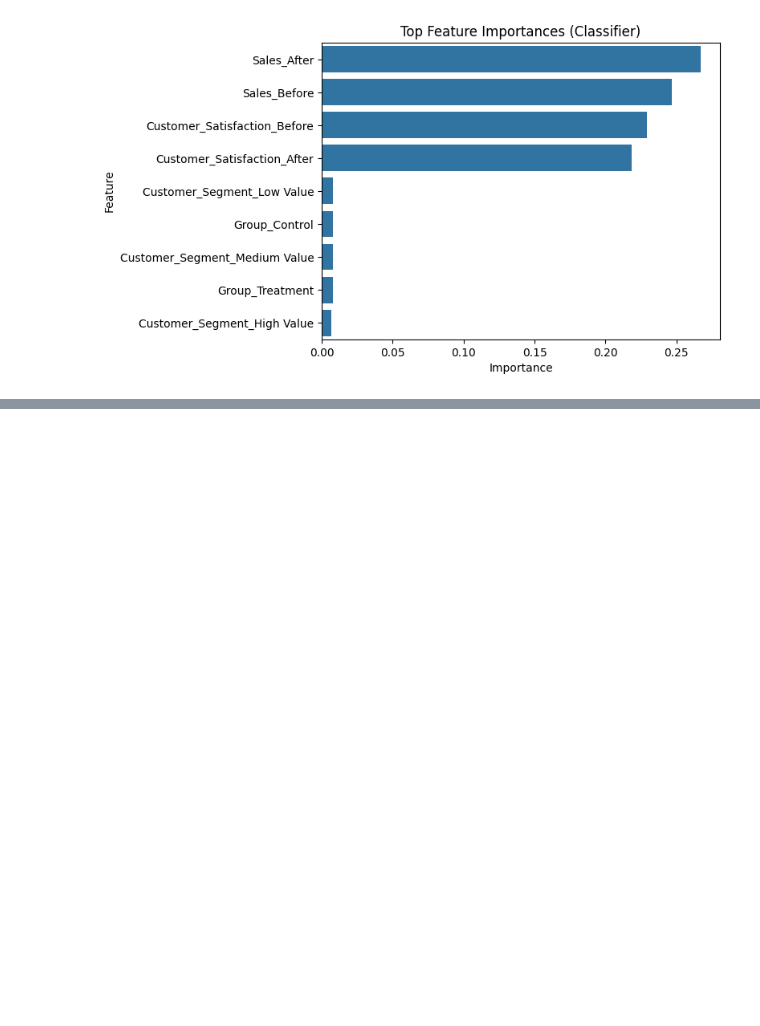
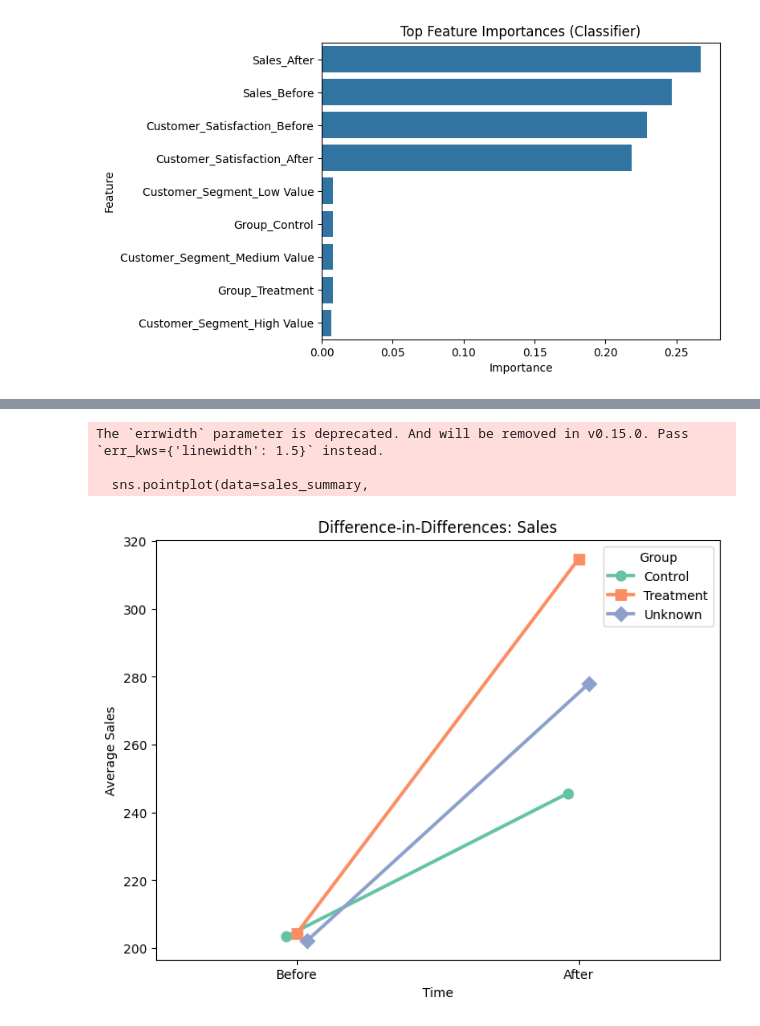
Before and after one commit to liaohan618/Sales-Satisfaction-Kaggle, a Jupyter notebook: SNS_Missing.ipynb, the cells around one changed output, grey strips where cells are left out. Cells and saved outputs as stored; diff of their text form; code cells hidden in the pictures; blank space fills up the shorter version.

```diff
--- a/SNS_Missing.ipynb
+++ b/SNS_Missing.ipynb
@@ -909,0 +966,4 @@ weighted avg       0.52      0.52      0.52      1839
+# %%
+# imputate missing values
+df[num_vars] = df[num_vars].apply(lambda x: x.fillna(x.median()))
+df[cat_vars] = df[cat_vars].apply(lambda x: x.fillna('Unknown'))
@@ -909,0 +1042,17 @@ weighted avg       0.52      0.52      0.52      1839
+# %%
+## Sales
+# reshape into long format for DiD
+df_long_sales = pd.melt(df,
+                        id_vars = ["Group", 'Customer_Segment'],
+                        value_vars = ["Sales_Before", "Sales_After"],
+                        var_name = "Time",
+                        value_name = "Sales")
+
+df_long_sales["Time"] = df_long_sales["Time"].map(
+    {"Sales_Before": 0, "Sales_After": 1}
+)
+
+# DiD model
+model_sales = smf.ols("Sales ~ Group * Time",
+                      data = df_long_sales).fit()
+model_sales.summary()
@@ -909,0 +1124,24 @@ weighted avg       0.52      0.52      0.52      1839
+# %%
+# Sales DiD Visualization
+sales_summary = df_long_sales.groupby(["Group", "Time"])["Sales"].agg(["mean", "sem"]).reset_index()
+
+plt.figure(figsize=(8,6))
+sns.pointplot(data=sales_summary,
+              x="Time",
+              y="mean",
+              hue="Group",
+              dodge=True,
+              markers=["o", "s", "D"],
+              capsize=.1,
+              errwidth=1.5,
+              palette="Set2")
+plt.xticks([0,1], ["Before", "After"])
+plt.title("Difference-in-Differences: Sales")
+plt.ylabel("Average Sales")
+plt.xlabel("Time")
+plt.show()
+# %% [output]
+The `errwidth` parameter is deprecated. And will be removed in v0.15.0. Pass `err_kws={'linewidth': 1.5}` instead.
+
+  sns.pointplot(data=sales_summary,
+[figure, added]
```
Also changed, not shown: parts of 25 cells of this notebook.
